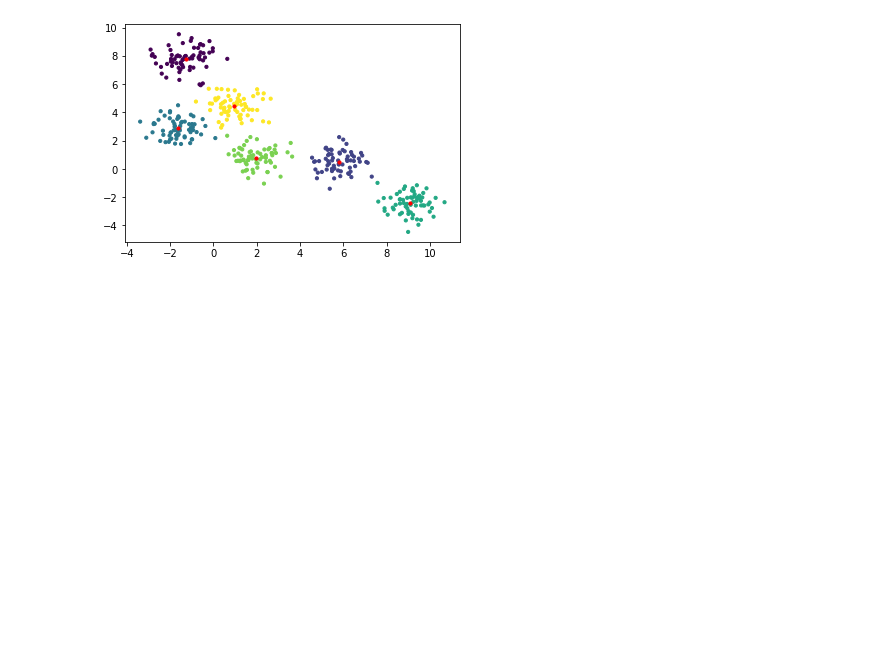
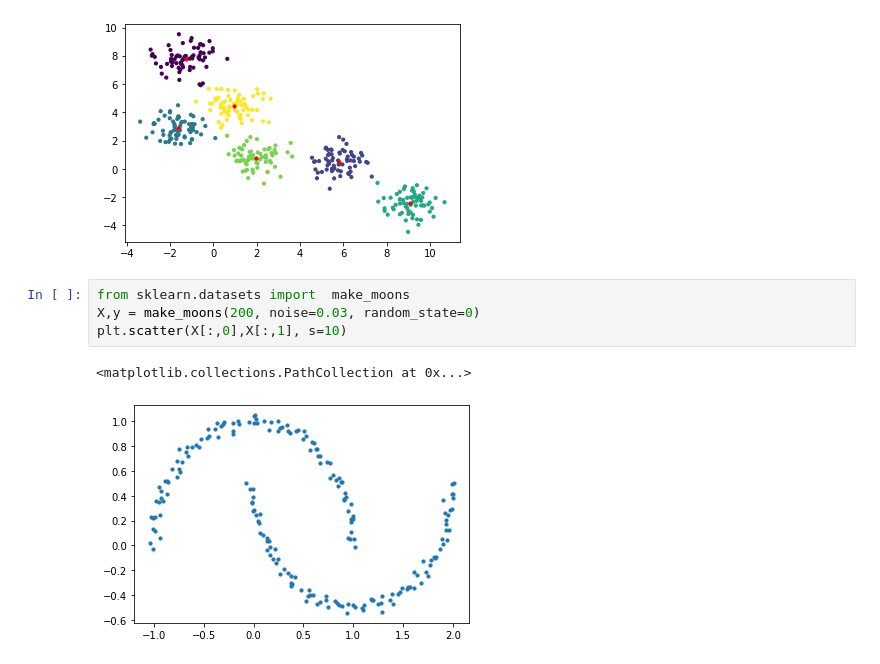
Before and after one commit to DerinOgrenme2021/GizemUnal, a Jupyter notebook: Clustering.ipynb, the cells around one changed output. Saved outputs shown, nothing was run; the diff lists cells and outputs as text; blank space fills up the shorter version.

```diff
--- a/Clustering.ipynb
+++ b/Clustering.ipynb
@@ -42,3 +42,10 @@ plt.scatter(cent[:,0],cent[:,1], c='red', s=10)
 # %% [output]
 <matplotlib.collections.PathCollection at 0x...>
 [figure]
+# %%
+from sklearn.datasets import  make_moons
+X,y = make_moons(200, noise=0.03, random_state=0)
+plt.scatter(X[:,0],X[:,1], s=10)
+# %% [output]
+<matplotlib.collections.PathCollection at 0x...>
+[figure, added]
```
Also changed, not shown: parts of 2 cells of this notebook.
